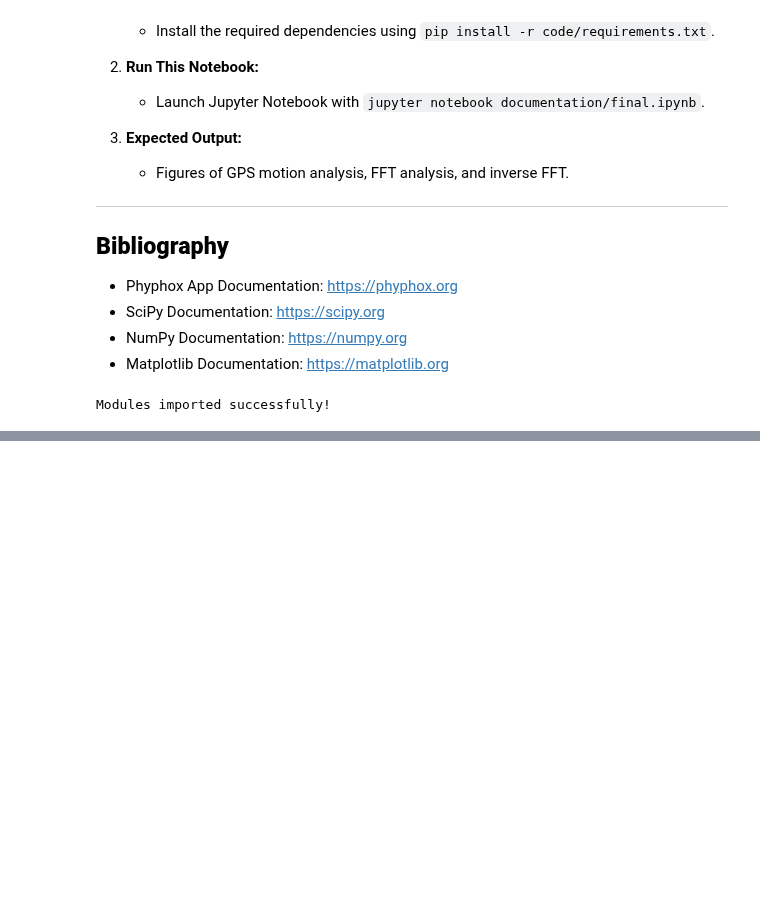
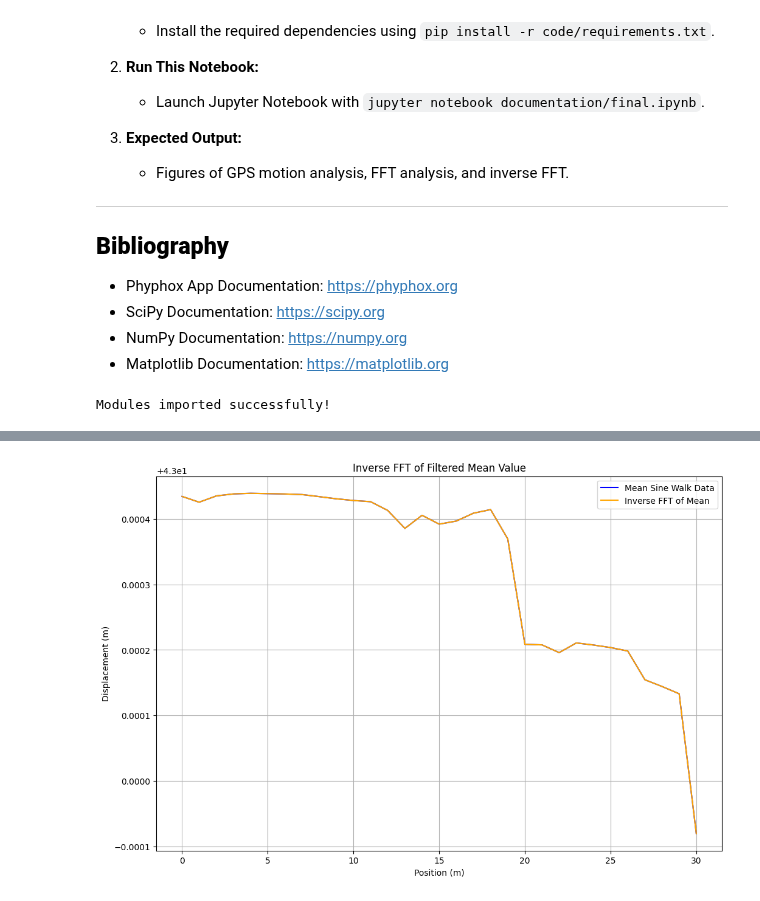
Before and after one commit to ubsuny/CP1-24-final, a Jupyter notebook: jkblc/documentation/final.ipynb, the cells around one changed output, grey strips where cells are left out. Cells and saved outputs as stored; diff of their text form; code cells hidden in the pictures; blank space fills up the shorter version.

```diff
--- a/jkblc/documentation/final.ipynb
+++ b/jkblc/documentation/final.ipynb
@@ -131,17 +189,63 @@ plt.show()
 # %%
+def determine_max_length(file_paths):
+    """
+    Determines the maximum length of data arrays from CSV files.
+    """
+    max_length = 0
+    for file in file_paths:
+        csv_file = file.replace(".md", ".csv")
+        if os.path.exists(csv_file):
+            data = np.loadtxt(csv_file, delimiter=",", skiprows=1)
+            max_length = max(max_length, len(data))
+    return max_length
 
-# Perform Inverse FFT on the Average of All Walks
-mean_y = np.mean([np.loadtxt(file.replace(".md", ".csv"), delimiter=",", skiprows=1)[:, 1] for file in markdown_files], axis=0)
 
+def load_and_pad_csv(file_paths, target_length):
+    """
+    Load data from CSV files and pad shorter arrays with NaNs.
+
+    Parameters:
+    - file_paths: list of file paths to CSV files.
+    - target_length: int, desired array length (if known).
+
+    Returns:
+    - Padded numpy array of equal-length data.
+    """
+    loaded_data = []
+
+    for file in file_paths:
+        csv_file = file.replace(".md", ".csv")
+        if os.path.exists(csv_file):
+            data = np.loadtxt(csv_file, delimiter=",", skiprows=1)[:, 1]
+
+            # Pad the data to the target length with NaNs
+            padded_data = np.full(target_length, np.nan)
+            padded_data[:len(data)] = data
+            loaded_data.append(padded_data)
+
+    return np.array(loaded_data)
+
+
+# Determine the max length first
+max_length = determine_max_length(markdown_files)
+
+# Ensure arrays are the same length
+equal_length_data = load_and_pad_csv(markdown_files, max_length)
+mean_y = np.nanmean(equal_length_data, axis=0)
+
+# Perform FFT and Inverse FFT
 fft_mean, _ = fft_with_check(np.arange(len(mean_y)), mean_y)
 inv_fft = inverse_fft(fft_mean)
 
+# Plot the results
 plt.figure(figsize=(12, 8))
 plt.plot(mean_y, label="Mean Sine Walk Data", color="blue")
 plt.plot(inv_fft, label="Inverse FFT of Mean", color="orange")
 plt.title("Inverse FFT of Filtered Mean Value")
 plt.xlabel("Position (m)")
 plt.ylabel("Displacement (m)")
 plt.legend()
 plt.grid(True)
 plt.show()
+# %% [output]
+[figure, added]
```
Also changed, not shown: parts of 2 cells of this notebook, 1 other file.
